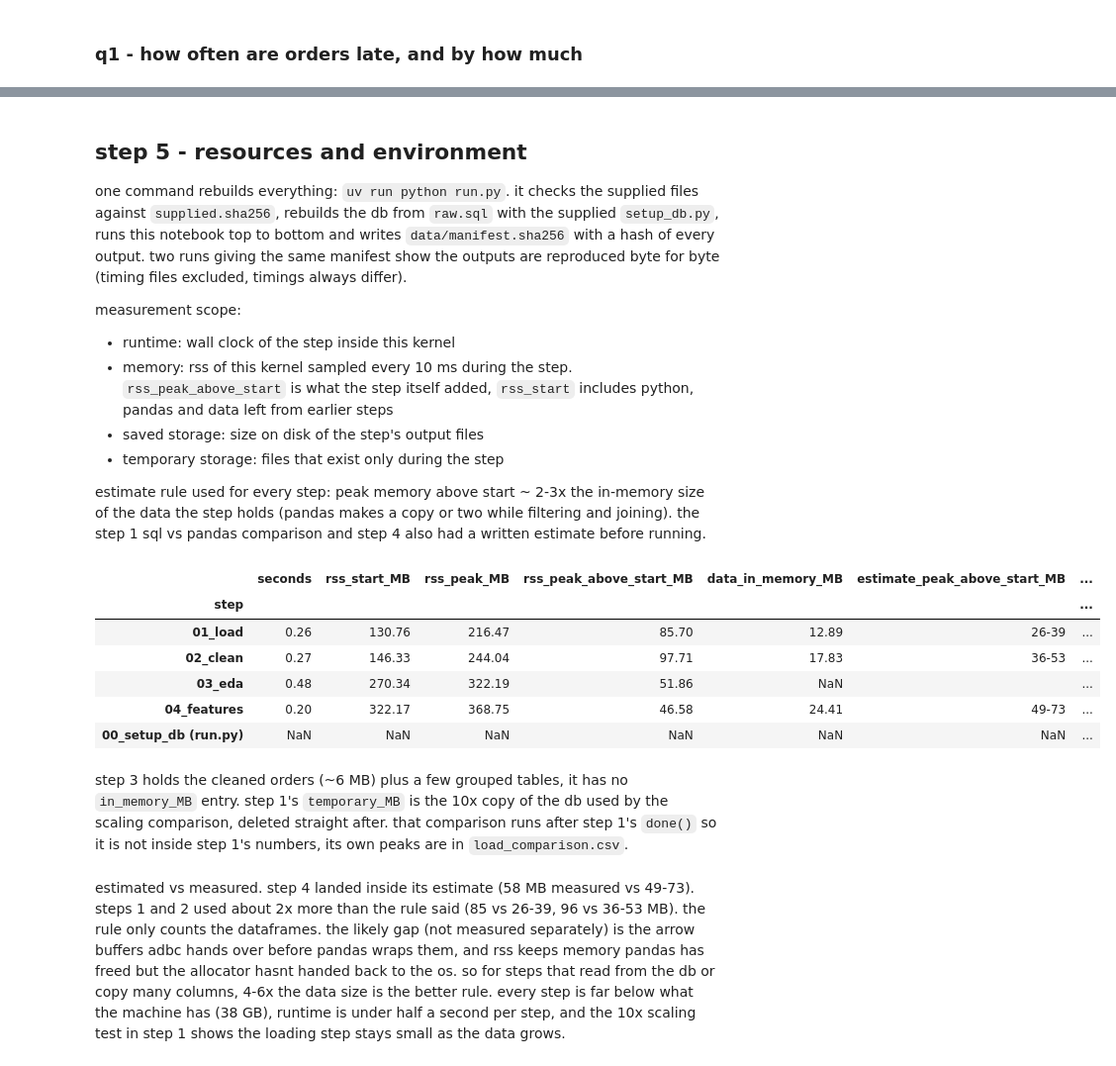
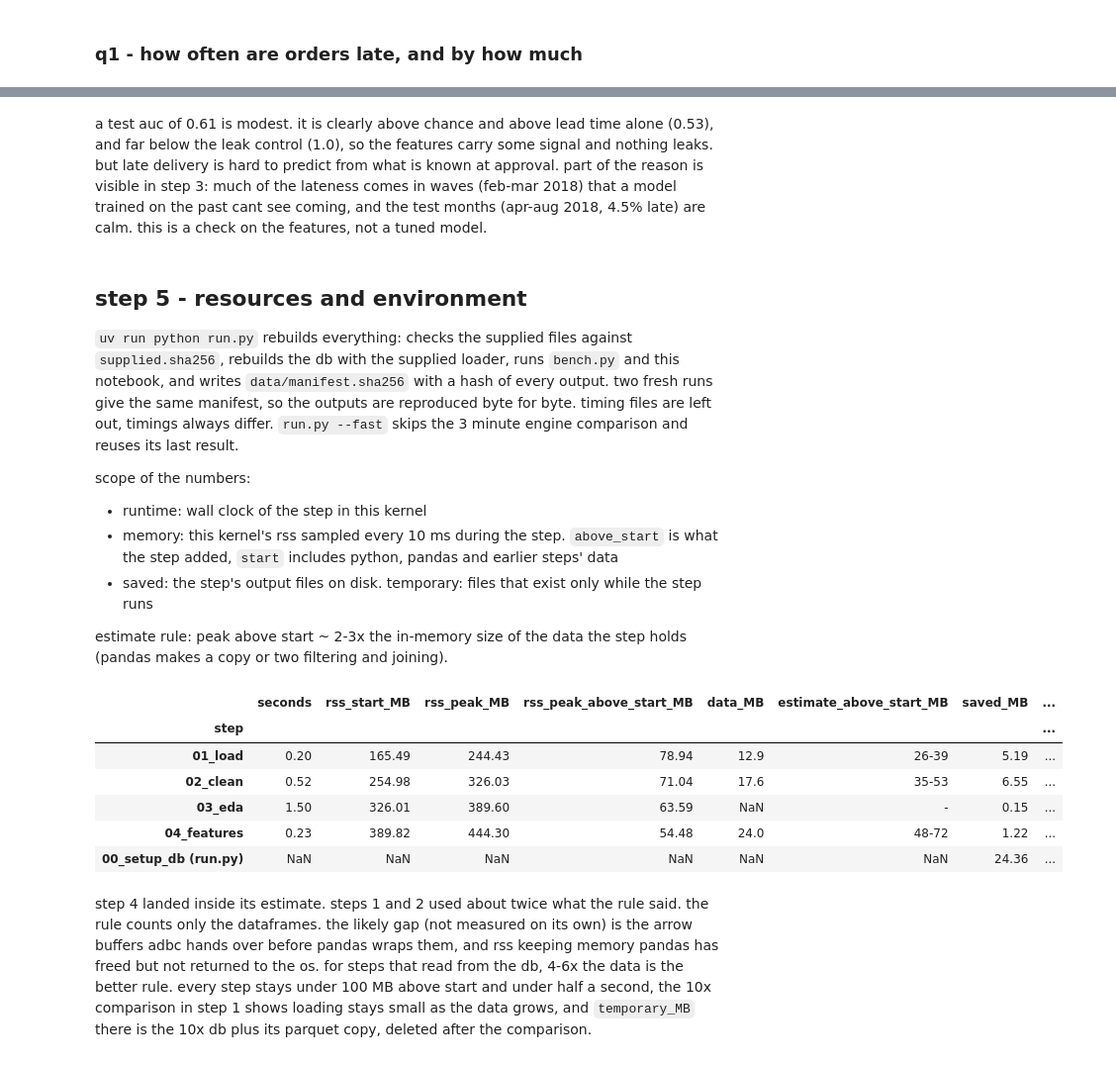
Before and after one commit to 11NOel11/eng2040-assignment1, a Jupyter notebook: pipeline.ipynb, the cells around one changed output, grey strips where cells are left out. Shown at 99% size. Drawn from its saved outputs; the diff is of its cells as text; code cells hidden in the pictures.

```diff
--- a/pipeline.ipynb
+++ b/pipeline.ipynb
@@ -696,0 +111,3 @@ print(len(lab), "labelled orders")
+# %%
+SQL = (ROOT / "sql" / "orders.sql").read_text()
+print(q("explain query plan " + SQL).detail.str.cat(sep="\n"))
@@ -1138,0 +964,14 @@ done(in_memory_MB={"orders": mb(o.memory_usage(deep=True).sum()), "items": mb(it
+# %%
+from sklearn.ensemble import HistGradientBoostingClassifier
+from sklearn.metrics import roc_auc_score
+t0 = time.perf_counter()
+train = (pu < "2018-04-01").values
+m = lambda X: HistGradientBoostingClassifier(random_state=0).fit(X[train], y[train]).predict_proba(X[~train])[:, 1]
+model = pd.Series({
+    "lead_days only": roc_auc_score(y[~train], m(f[["lead_days"]])),
+    "all features": roc_auc_score(y[~train], m(f)),
+    "all features + days_late (leak control)": roc_auc_score(y[~train], m(f.assign(days_late=days_late.astype("float64")))),
+}, name="test auc").round(3)
+print(f"train {train.sum()} orders, test {(~train).sum()} orders, test late rate {y[~train].mean():.3f}, 3 fits in {time.perf_counter() - t0:.0f} s (not in step 4's numbers)")
+model.to_csv(OUT / "baseline_model.csv")
+model
@@ -1139,39 +984,36 @@ done(in_memory_MB={"orders": mb(o.memory_usage(deep=True).sum()), "items": mb(it
+# %% [markdown]
+a test auc of 0.61 is modest. it is clearly above chance and above lead time alone (0.53), and far below the leak control (1.0), so the features carry some signal and nothing leaks. but late delivery is hard to predict from what is known at approval. part of the reason is visible in step 3: much of the lateness comes in waves (feb-mar 2018) that a model trained on the past cant see coming, and the test months (apr-aug 2018, 4.5% late) are calm. this is a check on the features, not a tuned model.
 # %% [markdown]
 ## step 5 - resources and environment
 
-one command rebuilds everything: `uv run python run.py`. it checks the supplied files against `supplied.sha256`, rebuilds the db from `raw.sql` with the supplied `setup_db.py`, runs this notebook top to bottom and writes `data/manifest.sha256` with a hash of every output. two runs giving the same manifest show the outputs are reproduced byte for byte (timing files excluded, timings always differ).
+`uv run python run.py` rebuilds everything: checks the supplied files against `supplied.sha256`, rebuilds the db with the supplied loader, runs `bench.py` and this notebook, and writes `data/manifest.sha256` with a hash of every output. two fresh runs give the same manifest, so the outputs are reproduced byte for byte. timing files are left out, timings always differ. `run.py --fast` skips the 3 minute engine comparison and reuses its last result.
 
-measurement scope:
-- runtime: wall clock of the step inside this kernel
-- memory: rss of this kernel sampled every 10 ms during the step. `rss_peak_above_start` is what the step itself added, `rss_start` includes python, pandas and data left from earlier steps
-- saved storage: size on disk of the step's output files
-- temporary storage: files that exist only during the step
+scope of the numbers:
+- runtime: wall clock of the step in this kernel
+- memory: this kernel's rss sampled every 10 ms during the step. `above_start` is what the step added, `start` includes python, pandas and earlier steps' data
+- saved: the step's output files on disk. temporary: files that exist only while the step runs
 
-estimate rule used for every step: peak memory above start ~ 2-3x the in-memory size of the data the step holds (pandas makes a copy or two while filtering and joining). the step 1 sql vs pandas comparison and step 4 also had a written estimate before running.
+estimate rule: peak above start ~ 2-3x the in-memory size of the data the step holds (pandas makes a copy or two filtering and joining).
 # %%
-import platform
-steps = sorted(ROOT.glob("data/0*/resources.json"))
-res = pd.DataFrame([json.loads(p.read_text()) for p in steps]).set_index("step")
-res["saved_MB_total"] = res.saved_MB.apply(lambda d: round(sum(d.values()), 2))
-res["data_in_memory_MB"] = res.in_memory_MB.apply(lambda d: round(sum(d.values()), 2) if isinstance(d, dict) else np.nan)
-res["estimate_peak_above_start_MB"] = res.data_in_memory_MB.apply(lambda m: f"{2 * m:.0f}-{3 * m:.0f}" if m == m else "")
-tmp = pd.read_csv(ROOT / "data" / "01_load" / "load_comparison_raw.csv").db_MB.max()
-res["temporary_MB"] = pd.Series({"01_load": tmp})
-summary = res[["seconds", "rss_start_MB", "rss_peak_MB", "rss_peak_above_start_MB", "data_in_memory_MB", "estimate_peak_above_start_MB", "saved_MB_total", "temporary_MB"]]
-summary.loc["00_setup_db (run.py)", "saved_MB_total"] = mb(DB.stat().st_size)
-summary.to_csv(ROOT / "data" / "resources_summary.csv")
+OUT, done = track("05_resources")
+res = pd.DataFrame([json.loads(p.read_text()) for p in sorted(DATA.glob("0[1-4]*/resources.json"))]).set_index("step")
+res["data_MB"] = res.in_memory_MB.apply(lambda d: round(sum(d.values()), 1) if isinstance(d, dict) else np.nan)
+res["estimate_above_start_MB"] = res.data_MB.apply(lambda m: f"{2 * m:.0f}-{3 * m:.0f}" if m == m else "-")
+res["saved_MB"] = res.saved_MB.apply(lambda d: round(sum(d.values()), 2))
+res.loc["01_load", "temporary_MB"] = pd.read_csv(DATA / "01_load" / "bench.csv").sqlite_MB.max() + pd.read_csv(DATA / "01_load" / "bench.csv").parquet_MB.max()
+res.loc["00_setup_db (run.py)", "saved_MB"] = mb(DB.stat().st_size)
+summary = res[["seconds", "rss_start_MB", "rss_peak_MB", "rss_peak_above_start_MB", "data_MB", "estimate_above_start_MB", "saved_MB", "temporary_MB"]]
+summary.to_csv(OUT / "resources_summary.csv")
 summary
 # %% [output]
-|  | seconds | rss_start_MB | rss_peak_MB | rss_peak_above_start_MB | data_in_memory_MB | estimate_peak_above_start_MB | ... |
-| step |  |  |  |  |  |  | ... |
-| 01_load | 0.26 | 130.76 | 216.47 | 85.70 | 12.89 | 26-39 | ... |
-| 02_clean | 0.27 | 146.33 | 244.04 | 97.71 | 17.83 | 36-53 | ... |
-| 03_eda | 0.48 | 270.34 | 322.19 | 51.86 | NaN |  | ... |
-| 04_features | 0.20 | 322.17 | 368.75 | 46.58 | 24.41 | 49-73 | ... |
-| 00_setup_db (run.py) | NaN | NaN | NaN | NaN | NaN | NaN | ... |
+|  | seconds | rss_start_MB | rss_peak_MB | rss_peak_above_start_MB | data_MB | estimate_above_start_MB | saved_MB | ... |
+| step |  |  |  |  |  |  |  | ... |
+| 01_load | 0.20 | 165.49 | 244.43 | 78.94 | 12.9 | 26-39 | 5.19 | ... |
+| 02_clean | 0.52 | 254.98 | 326.03 | 71.04 | 17.6 | 35-53 | 6.55 | ... |
+| 03_eda | 1.50 | 326.01 | 389.60 | 63.59 | NaN | - | 0.15 | ... |
+| 04_features | 0.23 | 389.82 | 444.30 | 54.48 | 24.0 | 48-72 | 1.22 | ... |
+| 00_setup_db (run.py) | NaN | NaN | NaN | NaN | NaN | NaN | 24.36 | ... |
-# %% [markdown]
-step 3 holds the cleaned orders (~6 MB) plus a few grouped tables, it has no `in_memory_MB` entry. step 1's `temporary_MB` is the 10x copy of the db used by the scaling comparison, deleted straight after. that comparison runs after step 1's `done()` so it is not inside step 1's numbers, its own peaks are in `load_comparison.csv`.
 # %% [markdown]
-estimated vs measured. step 4 landed inside its estimate (58 MB measured vs 49-73). steps 1 and 2 used about 2x more than the rule said (85 vs 26-39, 96 vs 36-53 MB). the rule only counts the dataframes. the likely gap (not measured separately) is the arrow buffers adbc hands over before pandas wraps them, and rss keeps memory pandas has freed but the allocator hasnt handed back to the os. so for steps that read from the db or copy many columns, 4-6x the data size is the better rule. every step is far below what the machine has (38 GB), runtime is under half a second per step, and the 10x scaling test in step 1 shows the loading step stays small as the data grows.
+step 4 landed inside its estimate. steps 1 and 2 used about twice what the rule said. the rule counts only the dataframes. the likely gap (not measured on its own) is the arrow buffers adbc hands over before pandas wraps them, and rss keeping memory pandas has freed but not returned to the os. for steps that read from the db, 4-6x the data is the better rule. every step stays under 100 MB above start and under half a second, the 10x comparison in step 1 shows loading stays small as the data grows, and `temporary_MB` there is the 10x db plus its parquet copy, deleted after the comparison.
 # %%
 from importlib.metadata import version
```
Also changed, not shown: parts of 91 cells of this notebook, 7 other files.
